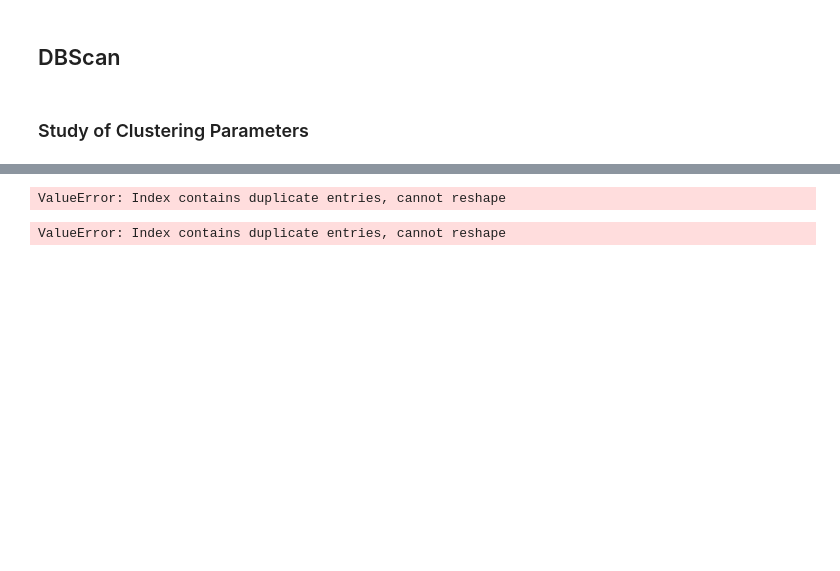
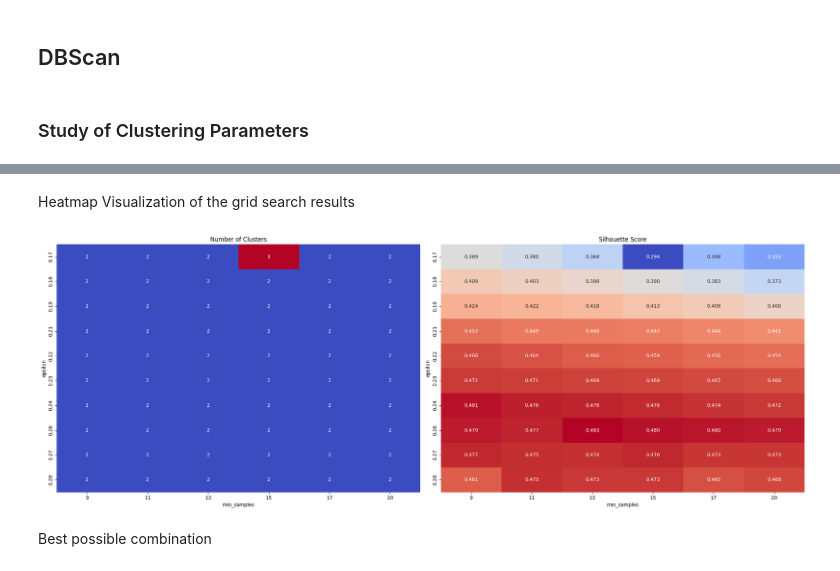
Before and after one commit to abderrahmane-salmi/UNIPI-Data-Mining-Project, a Jupyter notebook: task2/dbscan copy.ipynb, the cells around one changed output, grey strips where cells are left out. Cells and saved outputs as stored; diff of their text form; code cells hidden in the pictures; blank space fills up the shorter version.

Commit message:
find best params

```diff
--- a/task2/dbscan copy.ipynb
+++ b/task2/dbscan copy.ipynb
@@ -199,6 +225,7 @@ def generate_eps_range(knee_value, range_width, num_steps):
 # %%
-min_samples_range = generate_min_samples_range(len(selected_features), 5)
-eps_range = generate_eps_range(0.15, 0.05, 10)
+min_samples_range = generate_min_samples_range(len(selected_features), 6)
+# eps_range = generate_eps_range(0.22, 0.05, 11)
+eps_range = np.round(np.linspace(0.17, 0.28, 10), 2).tolist()
 print("Parameters for the grid search:\nmin_samples: {0}\neps: {1}".format(min_samples_range, eps_range))
 # %% [output]
 Parameters for the grid search:
@@ -229,34 +236,23 @@ plt.show()
 # %%
-# --- STEP 2: Grid Search ---
-
-# Define ranges to test
-# Eps: 0.5 to 2.5 (based on standard scale)
-# eps_values = [0.07, 0.09, 0.11, 0.13, 0.15, 0.16, 0.17, 0.18, 0.19]
-eps_values = eps_range
-# Min_samples: varied around 2*features
-# min_samples_values = [5, 7, 10, 13, 15, 20]
-min_samples_values = min_samples_range
-
 results = []
 
-print(f"Starting Grid Search with {len(eps_values) * len(min_samples_values)} combinations...")
+print(f"Starting Grid Search with {len(eps_range) * len(min_samples_range)} combinations...")
 
-for eps in eps_values:
-    for min_samples in min_samples_values:
+for eps in eps_range:
+    for min_samples in min_samples_range:
 
         # Run DBSCAN
         db = DBSCAN(eps=eps, min_samples=min_samples)
         labels = db.fit_predict(X_scaled)
 
-        # Count clusters (ignoring noise -1)
+        # Count clusters (ignoring noise which is -1)
         n_clusters = len(set(labels)) - (1 if -1 in labels else 0)
         n_noise = list(labels).count(-1)
         noise_ratio = n_noise / len(labels)
 
         # We only care if we found at least 2 clusters and not everything is noise
         if n_clusters > 1 and noise_ratio < 0.9:
-            # Silhouette Score (measures how well separated clusters are)
-            # We use a sample if dataset is huge, but 11k is manageable for full calc
+            # Calculate Silhouette Score
             sil_score = silhouette_score(X_scaled, labels)
 
             results.append({
@@ -269,8 +265,4 @@ for eps in eps_values:
 
 # Create a DataFrame of results
 results_df = pd.DataFrame(results)
-
-# Sort by best Silhouette Score
-print("Top 5 Parameter Combinations:")
-print(results_df.sort_values(by='silhouette', ascending=False).head(5))
 # %% [output]
@@ -284,0 +270,2 @@ Top 5 Parameter Combinations:
+# %%
+grid_search_results = results_df.copy()
@@ -285,12 +284,11 @@ Top 5 Parameter Combinations:
+# %% [markdown]
+Heatmap Visualization of the grid search results
 # %%
-# --- STEP 3: Heatmap Visualization ---
+# # Pivot table for the heatmap
+# results_tmp = grid_search_results.copy()
+# pivot_table = results_tmp.pivot(index='min_samples', columns='eps', values='silhouette')
 
-# Pivot table for the heatmap
-pivot_table = results_df.pivot(index='min_samples', columns='eps', values='silhouette')
-
-plt.figure(figsize=(12, 6))
-sns.heatmap(pivot_table, annot=True, cmap='viridis', fmt=".2f")
-plt.title('DBSCAN Silhouette Score for Parameter Combinations')
-plt.show()
+# plt.figure(figsize=(12, 6))
+# sns.heatmap(pivot_table, annot=True, cmap='viridis', fmt=".2f")
+# plt.title('DBSCAN Silhouette Score for Parameter Combinations')
+# plt.show()
-# %% [output]
-ValueError: Index contains duplicate entries, cannot reshape
@@ -299,7 +295,9 @@ results_df_copy = results_df
 # %%
+results_tmp = grid_search_results.copy()
+
 # Pivot tables for heatmaps
-df_clusters_grid = results_df.pivot(index='eps', columns='min_samples', values='n_clusters')
-df_sil_grid      = results_df.pivot(index='eps', columns='min_samples', values='silhouette')
+df_clusters_grid = results_tmp.pivot(index='eps', columns='min_samples', values='n_clusters')
+df_sil_grid      = results_tmp.pivot(index='eps', columns='min_samples', values='silhouette')
 
 # Convert cluster grid to integers (silhouette stays float)
 df_clusters_grid_int = df_clusters_grid.fillna(0).astype(int)
@@ -308,33 +306,35 @@ fig, axs = plt.subplots(1, 2, figsize=(22, 8))
 
 # --- Heatmap 1: Number of Clusters ---
 sns.heatmap(
     df_clusters_grid_int,
     annot=True,
     fmt="d",
     cmap="coolwarm",
     cbar=False,
     ax=axs[0]
 )
 axs[0].set_title("Number of Clusters")
 axs[0].set_xlabel("min_samples")
 axs[0].set_ylabel("epsilon")
 
 # --- Heatmap 2: Silhouette Score ---
 sns.heatmap(
     df_sil_grid,
     annot=True,
     fmt=".3f",
     cmap="coolwarm",
     cbar=False,
     ax=axs[1]
 )
 axs[1].set_title("Silhouette Score")
 axs[1].set_xlabel("min_samples")
 axs[1].set_ylabel("epsilon")
 
 plt.tight_layout()
 plt.show()
 # %% [output]
-ValueError: Index contains duplicate entries, cannot reshape
+[figure, added]
+# %% [markdown]
+Best possible combination
 # %%
 # Filter results to only those with at least 2 clusters
```
Also changed, not shown: parts of 18 cells of this notebook.
